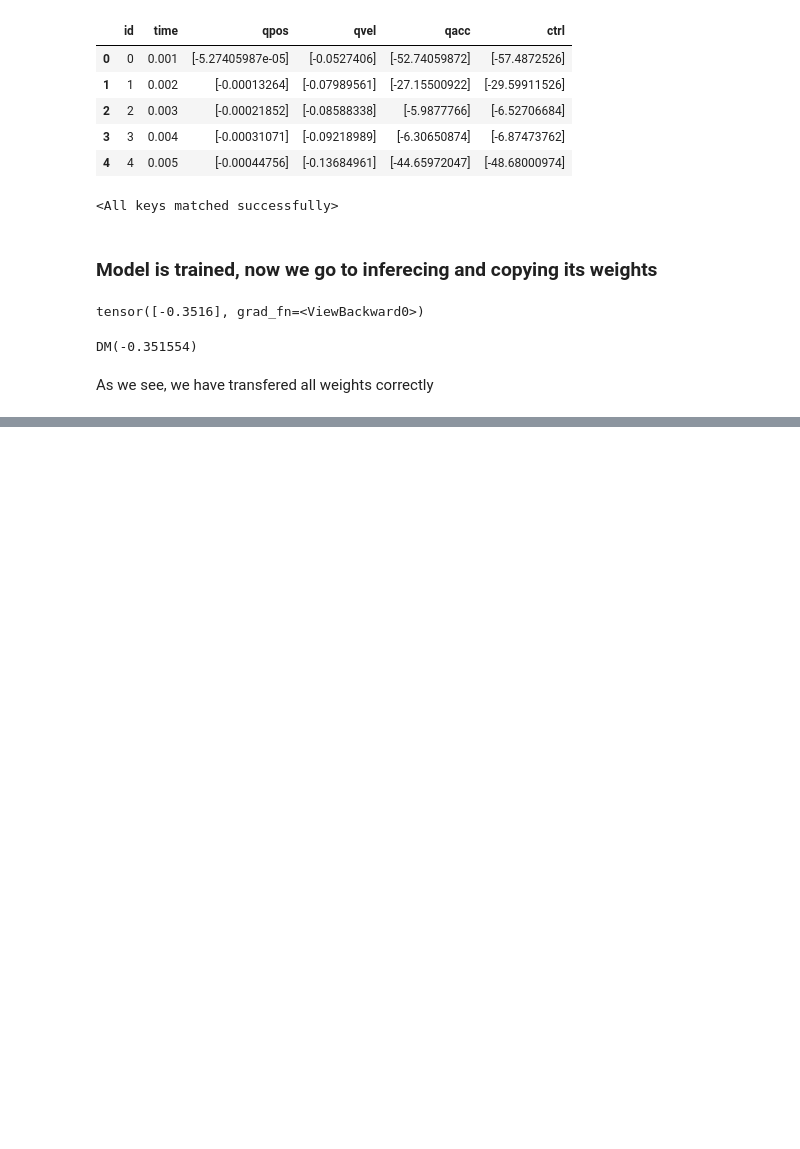
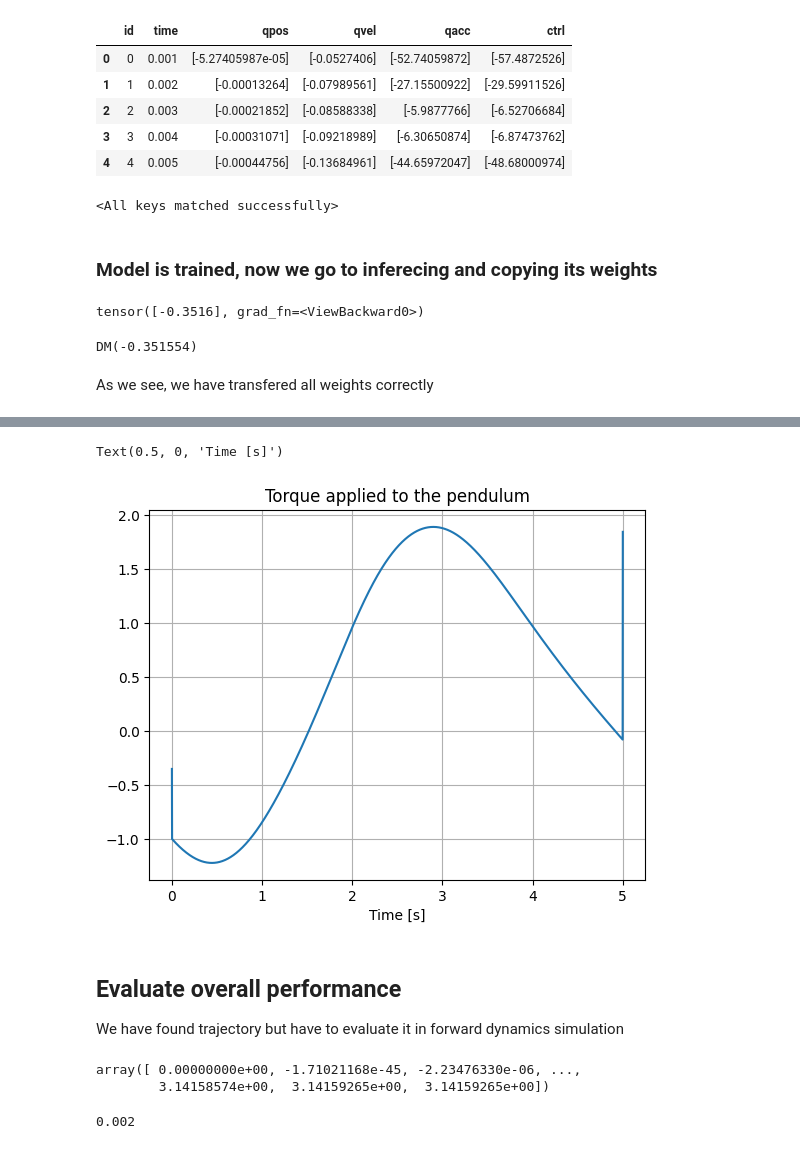
Before and after one commit to lvjonok/f23-pmldl-project, a Jupyter notebook: notebooks/final/pendulum.ipynb, the cells around one changed output, grey strips where cells are left out. Cells and saved outputs as stored; diff of their text form; code cells hidden in the pictures; blank space fills up the shorter version.

```diff
--- a/notebooks/final/pendulum.ipynb
+++ b/notebooks/final/pendulum.ipynb
@@ -88,0 +125,20 @@ As we see, we have transfered all weights correctly
+# %%
+# integration constraints
+dt = T / N
+
+for i in range(N - 1):
+    opti.subject_to(q[i + 1] == q[i] + dt * dq[i + 1])
+    opti.subject_to(dq[i + 1] == dq[i] + dt * ddq[i])
+
+cost = 0
+
+# dynamics constraints
+for i in range(N - 1):
+    u = casadi_model(x[i, :])
+
+    # # constraint might come from our motor possibilites
+    opti.subject_to(opti.bounded(-30, u, 30))
+
+    cost += 10 * u**2
+
+opti.minimize(cost)
@@ -88,0 +225,26 @@ As we see, we have transfered all weights correctly
+# %%
+# compute what is the torque applied to the pendulum
+
+from matplotlib import pyplot as plt
+
+tau = []
+for i in range(N):
+    u = casadi_model([q[i], dq[i], ddq[i]])
+    tau.append(u)
+
+tau = np.array(tau).flatten()
+
+timeseries = cs.linspace(0, T, N)
+
+plt.title("Torque applied to the pendulum")
+plt.grid()
+plt.plot(timeseries, tau)
+# plt.hlines([params["u_max"], -params["u_max"]], 0, T, linestyles="dashed", colors="red")
+plt.xlabel("Time [s]")
+# %% [output]
+Text(0.5, 0, 'Time [s]')
+[figure, added]
+# %% [markdown]
+## Evaluate overall performance
+
+We have found trajectory but have to evaluate it in forward dynamics simulation
@@ -88,0 +257,5 @@ As we see, we have transfered all weights correctly
+# %%
+q
+# %% [output]
+array([ 0.00000000e+00, -1.71021168e-45, -2.23476330e-06, ...,
+        3.14158574e+00,  3.14159265e+00,  3.14159265e+00])
@@ -88,0 +286,4 @@ As we see, we have transfered all weights correctly
+# %%
+dt
+# %% [output]
+0.002
```
Also changed, not shown: parts of 16 cells of this notebook, 1 other file.
